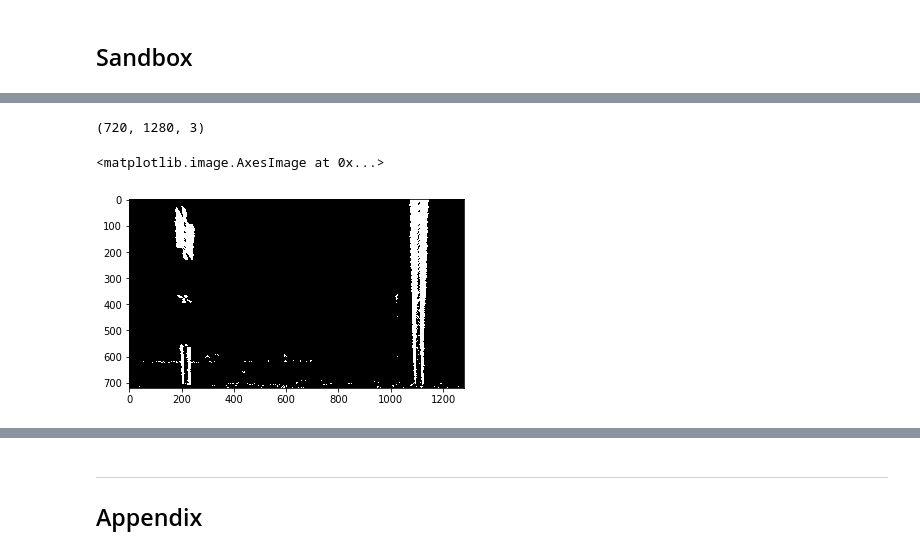
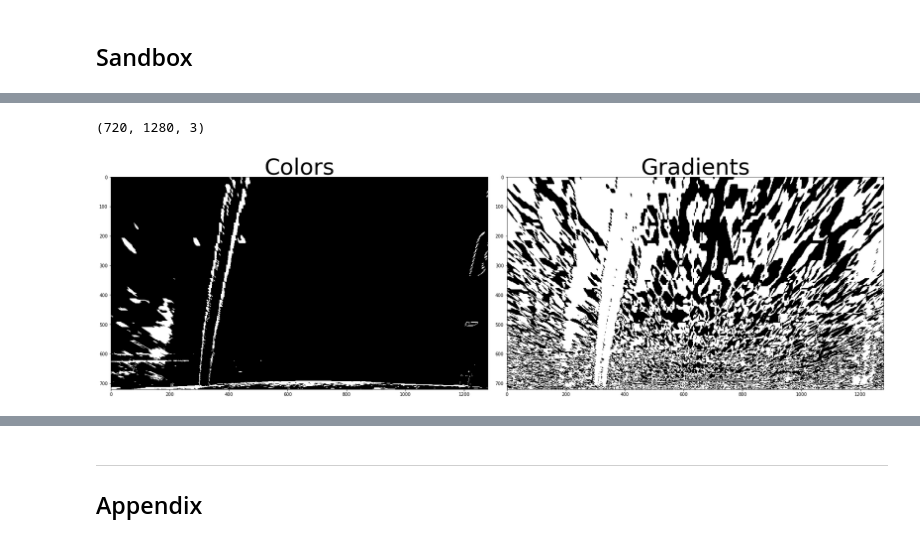
Before and after one commit to fuJiin/ND013-P4, a Jupyter notebook: sandbox.ipynb, the cells around one changed output, grey strips where cells are left out. Drawn from its saved outputs; the diff is of its cells as text; code cells hidden in the pictures.

```diff
--- a/sandbox.ipynb
+++ b/sandbox.ipynb
@@ -74,0 +83,5 @@ plt.imshow(hls, cmap='gray')
+# %%
+# RGB
+
+rgb = binary.rgb_select(undistort, thresh=(95, 190))
+plt.imshow(rgb, cmap='gray')
@@ -135,31 +182,37 @@ plt.subplots_adjust(left=0, right=1, top=0.9, bottom=0)
 # %%
 print(undistort.shape)
 
-# mid point = 525
-# slope = -0.65
-# min_y = 425
-# max_y = 720
-
-# min_x_bot = 150
-# max_x_bot = 1200
-
-# center = (max_x_bot - min_x_bot) / 2
+# src = transform.SOURCE
+# dst = transform.DEST
 
 src = np.float32([
     (507, 500),
     (792, 500),
     (150, 720),
     (1200, 720)
 ])
 dst = np.float32([
     (150, 300),
     (1200, 300),
     (150, 720),
     (1200, 720)
 ])
-warped = transform.transform(combined, src, dst)
-plt.imshow(warped, cmap='gray')
+
+c_warped = transform.transform(colors, src, dst)
+g_warped = transform.transform(gradients, src, dst)
+
+f, (ax1, ax2) = plt.subplots(1, 2, figsize=(24, 9))
+f.tight_layout()
+
+ax1.imshow(c_warped, cmap='gray')
+ax1.set_title('Colors', fontsize=50)
+
+ax2.imshow(g_warped, cmap='gray')
+ax2.set_title('Gradients', fontsize=50)
+
+plt.subplots_adjust(left=0, right=1, top=0.9, bottom=0)
+
+# plt.imshow(warped, cmap='gray')
 # %% [output]
 (720, 1280, 3)
-<matplotlib.image.AxesImage at 0x...>
-[figure, old version]
+[figure, new version]
```
Also changed, not shown: parts of 26 cells of this notebook, 3 other files.
